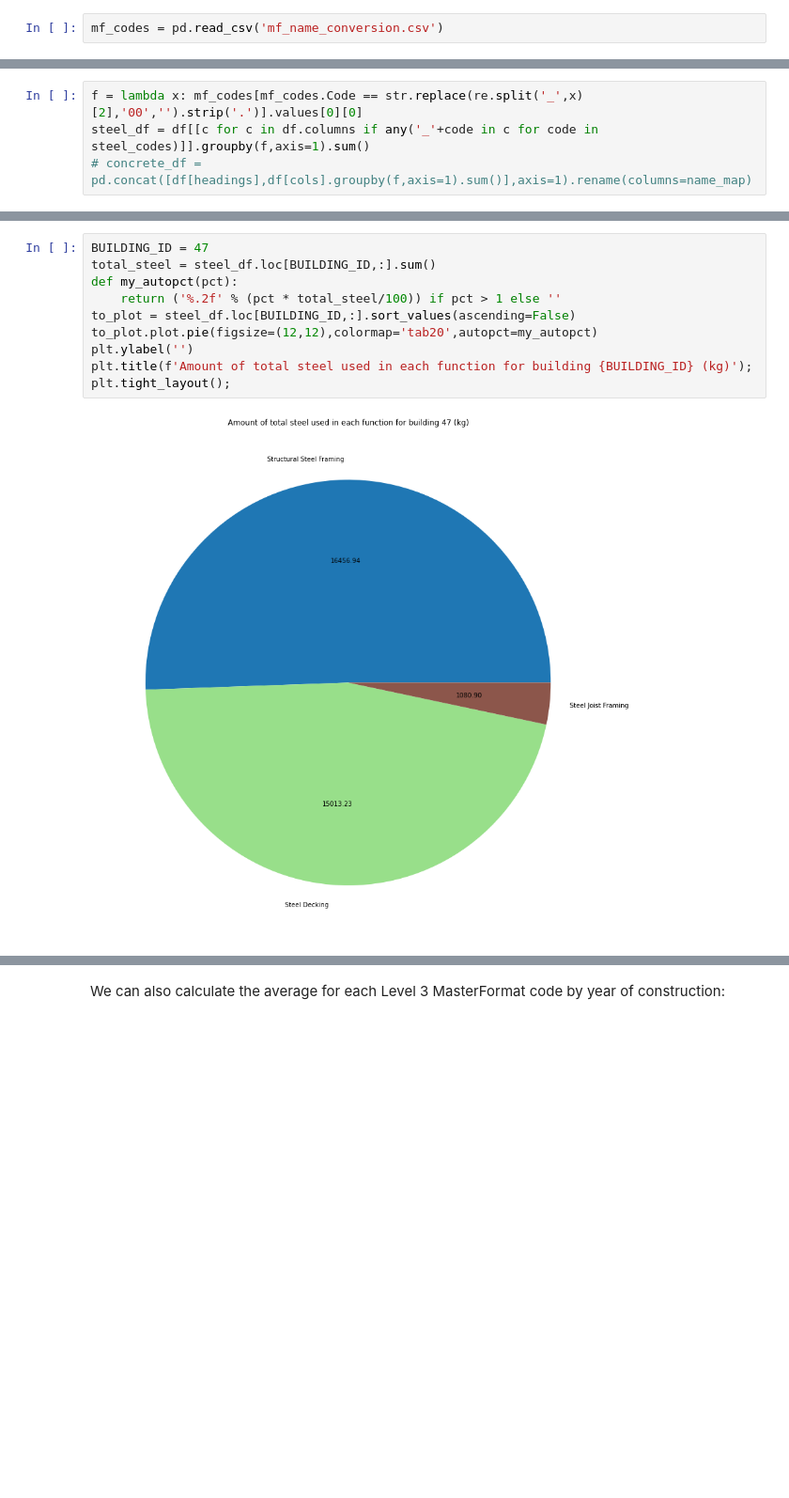
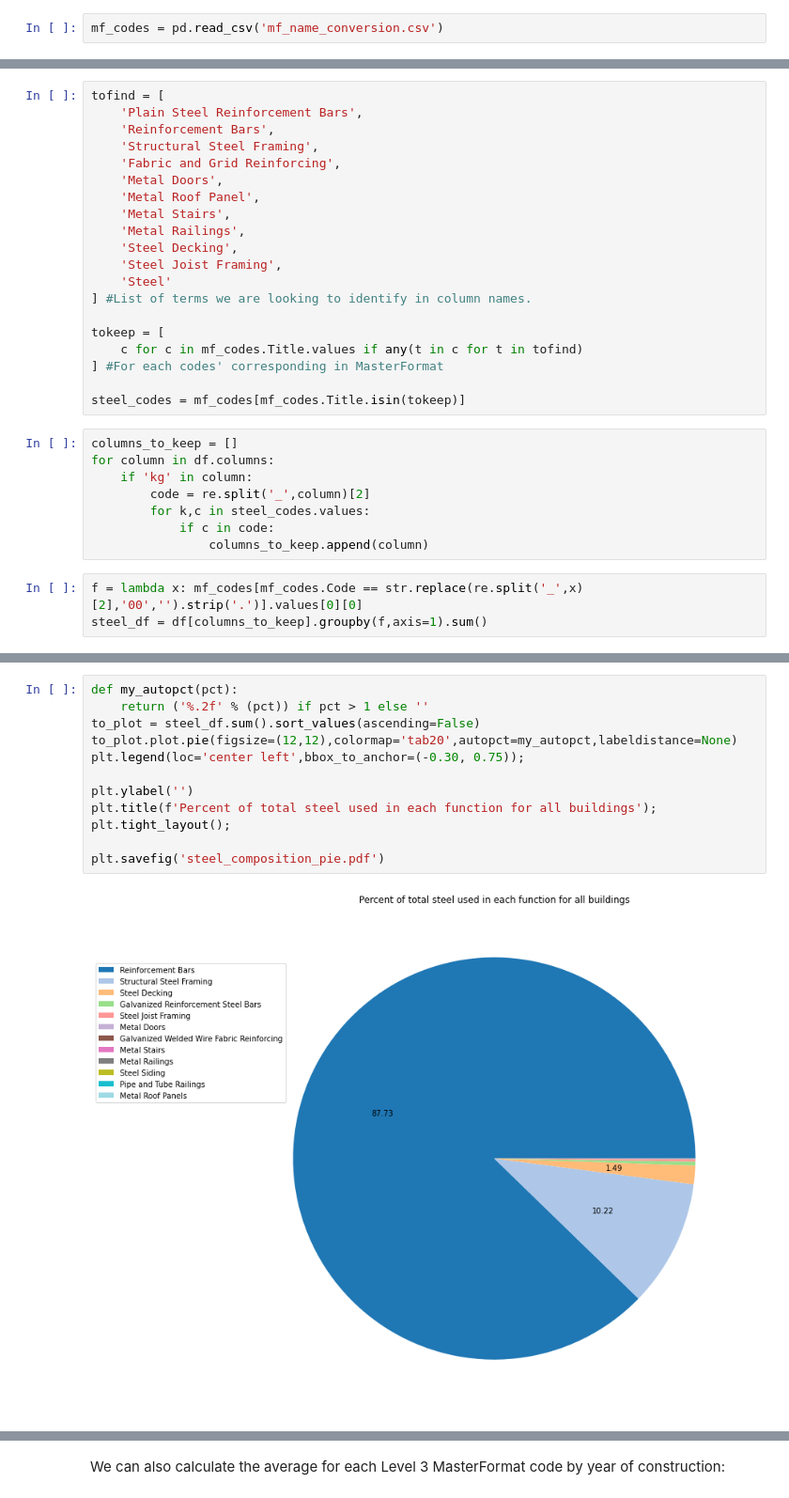
Before and after one commit to alexwolson/A-Construction-Classification-System-Database-for-Understanding-Resource-Use-in-Buildings, a Jupyter notebook: Sample Code/Sample.ipynb, the cells around one changed output, grey strips where cells are left out. Shown at 94% size. Drawn from its saved outputs; the diff is of its cells as text; blank space fills up the shorter version.

```diff
--- a/Sample Code/Sample.ipynb
+++ b/Sample Code/Sample.ipynb
@@ -226,4 +225,31 @@ steel_codes = mf_codes[mf_codes.Title.str.lower().str.contains('steel')].Code.va
+# %%
+tofind = [
+    'Plain Steel Reinforcement Bars',
+    'Reinforcement Bars',
+    'Structural Steel Framing',
+    'Fabric and Grid Reinforcing',
+    'Metal Doors',
+    'Metal Roof Panel',
+    'Metal Stairs',
+    'Metal Railings',
+    'Steel Decking',
+    'Steel Joist Framing',
+    'Steel'
+] #List of terms we are looking to identify in column names.
+
+tokeep = [
+    c for c in mf_codes.Title.values if any(t in c for t in tofind)
+] #For each codes' corresponding in MasterFormat
+
+steel_codes = mf_codes[mf_codes.Title.isin(tokeep)]
+# %%
+columns_to_keep = []
+for column in df.columns:
+    if 'kg' in column:
+        code = re.split('_',column)[2]
+        for k,c in steel_codes.values:
+            if c in code:
+                columns_to_keep.append(column)
 # %%
 f = lambda x: mf_codes[mf_codes.Code == str.replace(re.split('_',x)[2],'00','').strip('.')].values[0][0]
-steel_df = df[[c for c in df.columns if any('_'+code in c for code in steel_codes)]].groupby(f,axis=1).sum()
-# concrete_df = pd.concat([df[headings],df[cols].groupby(f,axis=1).sum()],axis=1).rename(columns=name_map)
+steel_df = df[columns_to_keep].groupby(f,axis=1).sum()
@@ -250,12 +276,14 @@ steel_df
 # %%
-BUILDING_ID = 47
-total_steel = steel_df.loc[BUILDING_ID,:].sum()
 def my_autopct(pct):
-    return ('%.2f' % (pct * total_steel/100)) if pct > 1 else ''
-to_plot = steel_df.loc[BUILDING_ID,:].sort_values(ascending=False)
-to_plot.plot.pie(figsize=(12,12),colormap='tab20',autopct=my_autopct)
+    return ('%.2f' % (pct)) if pct > 1 else ''
+to_plot = steel_df.sum().sort_values(ascending=False)
+to_plot.plot.pie(figsize=(12,12),colormap='tab20',autopct=my_autopct,labeldistance=None)
+plt.legend(loc='center left',bbox_to_anchor=(-0.30, 0.75));
+
 plt.ylabel('')
-plt.title(f'Amount of total steel used in each function for building {BUILDING_ID} (kg)');
+plt.title(f'Percent of total steel used in each function for all buildings');
 plt.tight_layout();
+
+plt.savefig('steel_composition_pie.pdf')
 # %% [output]
-[figure, old version]
+[figure, new version]
```
Also changed, not shown: parts of 21 cells of this notebook, 1 other file.
